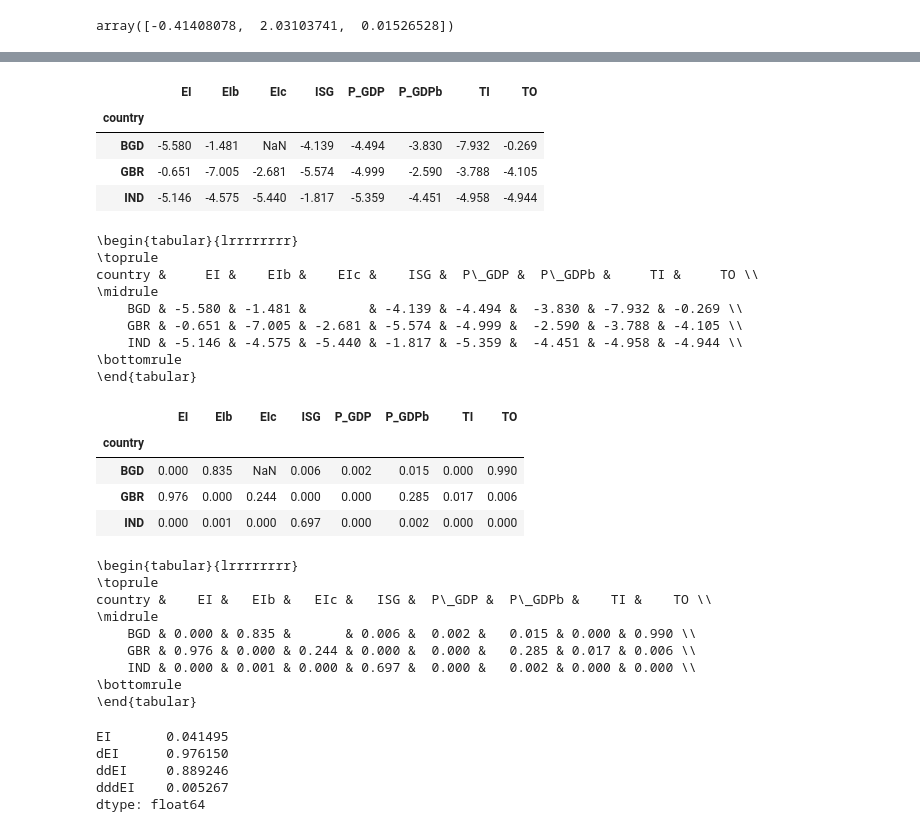
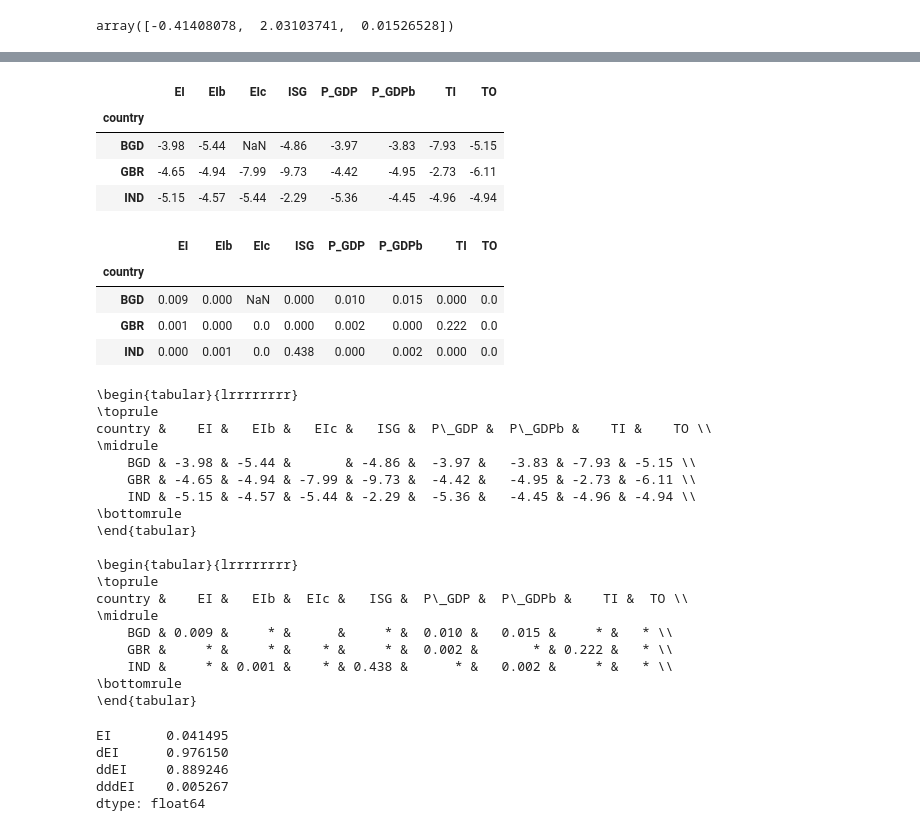
Before and after one commit to drakesiard/em-2020, a Jupyter notebook: analysis/3_data_analysis.ipynb, the cells around one changed output, grey strips where cells are left out. Saved outputs shown, nothing was run; the diff lists cells and outputs as text; code cells hidden in the pictures.

```diff
--- a/analysis/3_data_analysis.ipynb
+++ b/analysis/3_data_analysis.ipynb
@@ -77,7 +77,7 @@ def plot_corr(data, figsize=None, **kwargs):
 countries = ['BGD', 'IND', 'GBR']
 raw_data = pd.concat([load_data(c, 'current') for c in countries],
                      keys=countries, names=['country', 'year'])
-cmp_data = raw_data.loc[pd.IndexSlice[:, 1986:], :]
+cmp_data = raw_data.loc[pd.IndexSlice[:, 1986:], :].copy()
 # %%
 cmp_data.groupby(level='country').describe().T.xs('mean', level=1)
 # %% [output]
@@ -92,4 +92,4 @@ cmp_data.groupby(level='country').describe().T.xs('mean', level=1)
 | EIc | NaN | 0.096291 | 0.142844 |
 # %%
 log_cols = ['EI', 'EIb', 'EIc', 'P_GDP', 'P_GDPb', 'TI']
-cmp_data[log_cols] = np.log(cmp_data[log_cols])
+cmp_data.loc[:, log_cols] = np.log(cmp_data.loc[:, log_cols])
@@ -193,16 +224,18 @@ plt.legend(loc='best')
 # %%
 def adf(x, index=1):
     try:
-        return tsa.adfuller(x.dropna(), regression='ct', autolag='AIC')[index]
+        return tsa.adfuller(x.dropna(), regression='ct', autolag='AIC', maxlag=3)[index]
     except:
         return np.nan
 
-by_country_var = cmp_data.stack().groupby(level=[0,2])
+by_country_var = log_data.stack().groupby(level=[0,2])
 adf_stat = by_country_var.apply(adf, 0).unstack()
 adf_pval = by_country_var.apply(adf, 1).unstack()
-display(adf_stat.round(3))
-f3n = lambda x: '{:.3f}'.format(x) if np.isfinite(x) else ''
+f2n = lambda x: '{:.2f}'.format(x) if np.isfinite(x) else ''
+f3n = lambda x: '*' if (x < 0.001) else '{:.3f}'.format(x) if np.isfinite(x) else ''
+display(adf_stat.round(2))
 display(adf_pval.round(3))
+print(adf_stat.reset_index().to_latex(float_format=f2n, index=False))
 print(adf_pval.reset_index().to_latex(float_format=f3n, index=False))
 # %% [output]
 |  | EI | EIb | EIc | ISG | P_GDP | P_GDPb | TI | TO |
@@ -262,43 +285,41 @@ logdiff_data
 # %%
 by_country_var = logdiff_data.stack().groupby(level=[0,2])
 adf_stat = by_country_var.apply(adf, 0).unstack()
 adf_pval = by_country_var.apply(adf, 1).unstack()
-f3n = lambda x: '{:.3f}'.format(x) if np.isfinite(x) else ''
-
-display(adf_stat.round(3))
-print(adf_stat.reset_index().to_latex(float_format=f3n, index=False))
-
+display(adf_stat.round(2))
 display(adf_pval.round(3))
+print(adf_stat.reset_index().to_latex(float_format=f2n, index=False))
 print(adf_pval.reset_index().to_latex(float_format=f3n, index=False))
 # %% [output]
 |  | EI | EIb | EIc | ISG | P_GDP | P_GDPb | TI | TO |
 | country |  |  |  |  |  |  |  |  |
-| BGD | -5.580 | -1.481 | NaN | -4.139 | -4.494 | -3.830 | -7.932 | -0.269 |
-| GBR | -0.651 | -7.005 | -2.681 | -5.574 | -4.999 | -2.590 | -3.788 | -4.105 |
-| IND | -5.146 | -4.575 | -5.440 | -1.817 | -5.359 | -4.451 | -4.958 | -4.944 |
+| BGD | -3.98 | -5.44 | NaN | -4.86 | -3.97 | -3.83 | -7.93 | -5.15 |
+| GBR | -4.65 | -4.94 | -7.99 | -9.73 | -4.42 | -4.95 | -2.73 | -6.11 |
+| IND | -5.15 | -4.57 | -5.44 | -2.29 | -5.36 | -4.45 | -4.96 | -4.94 |
+|  | EI | EIb | EIc | ISG | P_GDP | P_GDPb | TI | TO |
+| country |  |  |  |  |  |  |  |  |
+| BGD | 0.009 | 0.000 | NaN | 0.000 | 0.010 | 0.015 | 0.000 | 0.0 |
+| GBR | 0.001 | 0.000 | 0.0 | 0.000 | 0.002 | 0.000 | 0.222 | 0.0 |
+| IND | 0.000 | 0.001 | 0.0 | 0.438 | 0.000 | 0.002 | 0.000 | 0.0 |
 \begin{tabular}{lrrrrrrrr}
 \toprule
-country &     EI &    EIb &    EIc &    ISG &  P\_GDP &  P\_GDPb &     TI &     TO \\
+country &    EI &   EIb &   EIc &   ISG &  P\_GDP &  P\_GDPb &    TI &    TO \\
 \midrule
-    BGD & -5.580 & -1.481 &        & -4.139 & -4.494 &  -3.830 & -7.932 & -0.269 \\
-    GBR & -0.651 & -7.005 & -2.681 & -5.574 & -4.999 &  -2.590 & -3.788 & -4.105 \\
-    IND & -5.146 & -4.575 & -5.440 & -1.817 & -5.359 &  -4.451 & -4.958 & -4.944 \\
+    BGD & -3.98 & -5.44 &       & -4.86 &  -3.97 &   -3.83 & -7.93 & -5.15 \\
+    GBR & -4.65 & -4.94 & -7.99 & -9.73 &  -4.42 &   -4.95 & -2.73 & -6.11 \\
+    IND & -5.15 & -4.57 & -5.44 & -2.29 &  -5.36 &   -4.45 & -4.96 & -4.94 \\
 \bottomrule
 \end{tabular}
+
+\begin{tabular}{lrrrrrrrr}
+\toprule
+country &    EI &   EIb &  EIc &   ISG &  P\_GDP &  P\_GDPb &    TI &  TO \\
+\midrule
+    BGD & 0.009 &     * &      &     * &  0.010 &   0.015 &     * &   * \\
+    GBR &     * &     * &    * &     * &  0.002 &       * & 0.222 &   * \\
+    IND &     * & 0.001 &    * & 0.438 &      * &   0.002 &     * &   * \\
+\bottomrule
+\end{tabular}
-|  | EI | EIb | EIc | ISG | P_GDP | P_GDPb | TI | TO |
-| country |  |  |  |  |  |  |  |  |
-| BGD | 0.000 | 0.835 | NaN | 0.006 | 0.002 | 0.015 | 0.000 | 0.990 |
-| GBR | 0.976 | 0.000 | 0.244 | 0.000 | 0.000 | 0.285 | 0.017 | 0.006 |
-| IND | 0.000 | 0.001 | 0.000 | 0.697 | 0.000 | 0.002 | 0.000 | 0.000 |
-\begin{tabular}{lrrrrrrrr}
-\toprule
-country &    EI &   EIb &   EIc &   ISG &  P\_GDP &  P\_GDPb &    TI &    TO \\
-\midrule
-    BGD & 0.000 & 0.835 &       & 0.006 &  0.002 &   0.015 & 0.000 & 0.990 \\
-    GBR & 0.976 & 0.000 & 0.244 & 0.000 &  0.000 &   0.285 & 0.017 & 0.006 \\
-    IND & 0.000 & 0.001 & 0.000 & 0.697 &  0.000 &   0.002 & 0.000 & 0.000 \\
-\bottomrule
-\end{tabular}
 # %%
 gbr_ei = np.log(raw_data.xs('GBR', level='country')[['EI']])
 gbr_ei['dEI'] = gbr_ei['EI'].diff()
```
Also changed, not shown: parts of 18 cells of this notebook, 8 other files.
